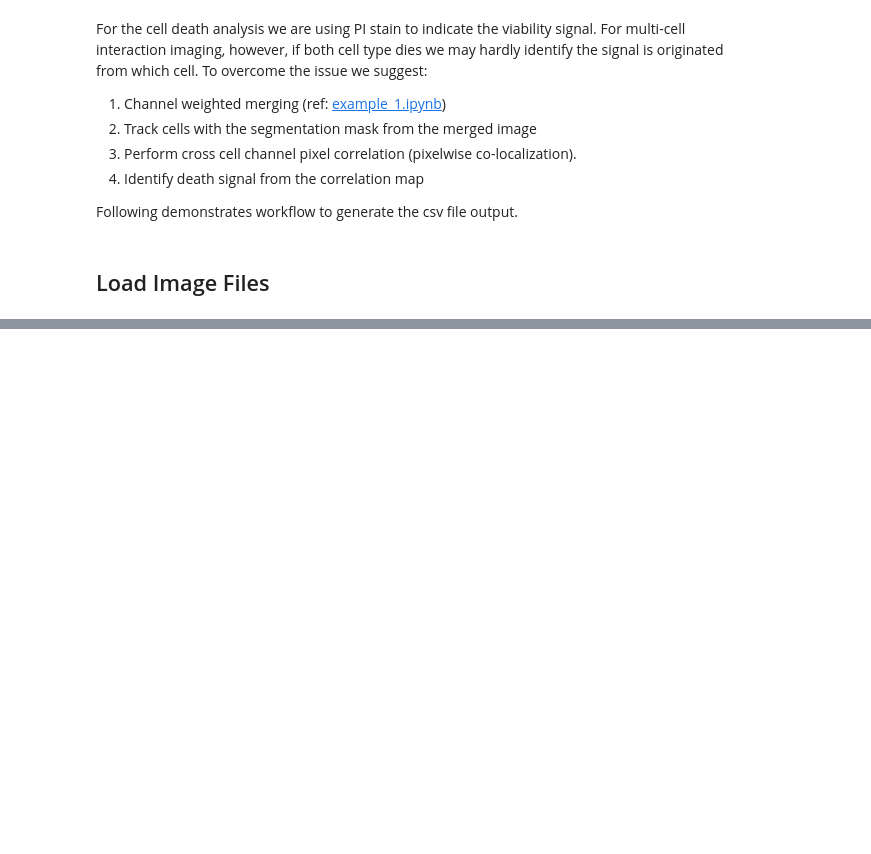
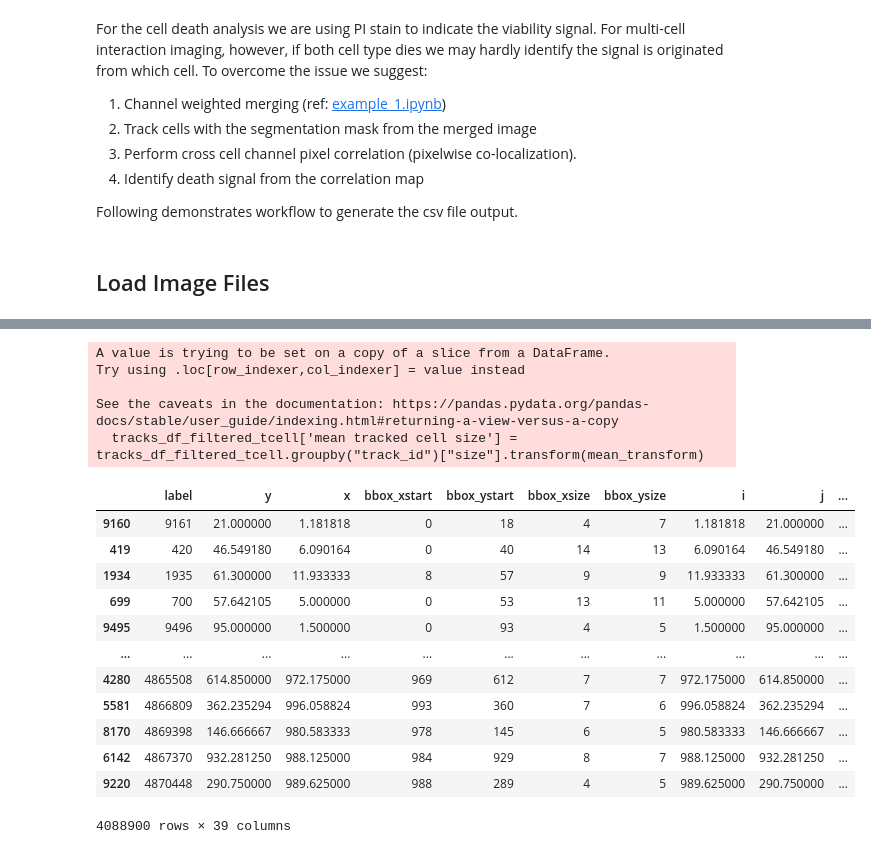
Before and after one commit to bpi-oxford/Cytotoxicity-Pipeline, a Jupyter notebook: notebooks/example_5.ipynb, the cells around one changed output, grey strips where cells are left out. Saved outputs shown, nothing was run; the diff lists cells and outputs as text; code cells hidden in the pictures; blank space fills up the shorter version.

```diff
--- a/notebooks/example_5.ipynb
+++ b/notebooks/example_5.ipynb
@@ -24,0 +72,6 @@ TCELL_LABEL_PATH_PATTERN = "/mnt/Data/UTSE/2023_10_17_Nyeso1HCT116_1G4CD8_icam_F
+# %%
+features["cancer"][["pi_mean","pi_median", "pi_std"]] = features_pi["cancer"][["mean","median", "sd"]]
+features["cancer"][["corr_mean","corr_median", "corr_std"]] = features_corr["cancer"][["mean","median", "sd"]]
+
+features["tcell"][["pi_mean","pi_median", "pi_std"]] = features_pi["tcell"][["mean","median", "sd"]]
+features["tcell"][["corr_mean","corr_median", "corr_std"]] = features_corr["tcell"][["mean","median", "sd"]]
@@ -24,0 +124,74 @@ TCELL_LABEL_PATH_PATTERN = "/mnt/Data/UTSE/2023_10_17_Nyeso1HCT116_1G4CD8_icam_F
+# %%
+from sklearn.neighbors import KDTree
+
+tcell_df = features["tcell"]
+
+# iterate over frames
+tcell_df_remapped = []
+for t in range(FRAMES):
+    tcell_t_df = tcell_df[tcell_df["frame"]==t]
+    tracks_t_df = tracks_df_tcell[tracks_df_tcell["t"]==t]
+    points_tcell = tcell_t_df[["y","x"]].values
+    points_ultrack = tracks_t_df[["x","y"]].values
+
+    # build KD-Tree for each point in ultrack df
+    kdtree_ultrack = KDTree(points_ultrack)
+
+    # query closest point for each point in t cell df
+    dist, indices = kdtree_ultrack.query(points_tcell,k=1)
+
+    dist = [d[0] for d in dist]
+    indices = [i[0] for i in indices]
+
+    remapped_track_ids = pd.DataFrame(tracks_t_df[["track_id","id"]].iloc[indices])
+    remapped_track_ids["dist_from_ultrack"] = dist
+
+    tcell_t_df.reset_index(drop=True,inplace=True)
+    remapped_track_ids.reset_index(drop=True,inplace=True)
+    tcell_t_df_remapped = pd.concat([tcell_t_df,remapped_track_ids],axis=1)
+
+    tcell_df_remapped.append(tcell_t_df_remapped)
+
+tcell_df_remapped = pd.concat(tcell_df_remapped)
+
+track_pair_counts = tcell_df_remapped.groupby(["frame","track_id"]).size().reset_index(name="count")
+filtered_rows = track_pair_counts[track_pair_counts['count'] != 1]
+
+sorted_df = tcell_df_remapped.sort_values(by=["frame","track_id","dist_from_ultrack"])
+sorted_df = sorted_df.drop_duplicates(subset=["frame","track_id"], keep="first")
+
+sorted_df["tracked frames"] = sorted_df['frame'].groupby(sorted_df['track_id']).transform('count')
+sorted_df['tracked length'] = sorted_df.groupby('track_id')['frame'].transform("max") - sorted_df.groupby('track_id')['frame'].transform("min") +1
+
+# filter out short tracks
+min_track_length = 20
+tracks_df_filtered_tcell = sorted_df[sorted_df["tracked length"] > min_track_length]
+
+# filter by tracked average cell size
+mean_transform = lambda x: x.mean()
+tracks_df_filtered_tcell['mean tracked cell size'] = tracks_df_filtered_tcell.groupby("track_id")["size"].transform(mean_transform)
+
+area_percentiles = tracks_df_filtered_tcell.sort_values("track_id")['mean tracked cell size'].quantile(0.95)
+
+# filter out the cells with average area larger than threshold
+tracks_df_filtered_tcell = tracks_df_filtered_tcell[tracks_df_filtered_tcell["mean tracked cell size"]<area_percentiles]
+tracks_df_filtered_tcell
+# %% [output]
+A value is trying to be set on a copy of a slice from a DataFrame.
+Try using .loc[row_indexer,col_indexer] = value instead
+
+See the caveats in the documentation: https://pandas.pydata.org/pandas-docs/stable/user_guide/indexing.html#returning-a-view-versus-a-copy
+  tracks_df_filtered_tcell['mean tracked cell size'] = tracks_df_filtered_tcell.groupby("track_id")["size"].transform(mean_transform)
+|  | label | y | x | bbox_xstart | bbox_ystart | bbox_xsize | bbox_ysize | i | j | ... |
+| 9160 | 9161 | 21.000000 | 1.181818 | 0 | 18 | 4 | 7 | 1.181818 | 21.000000 | ... |
+| 419 | 420 | 46.549180 | 6.090164 | 0 | 40 | 14 | 13 | 6.090164 | 46.549180 | ... |
+| 1934 | 1935 | 61.300000 | 11.933333 | 8 | 57 | 9 | 9 | 11.933333 | 61.300000 | ... |
+| 699 | 700 | 57.642105 | 5.000000 | 0 | 53 | 13 | 11 | 5.000000 | 57.642105 | ... |
+| 9495 | 9496 | 95.000000 | 1.500000 | 0 | 93 | 4 | 5 | 1.500000 | 95.000000 | ... |
+| ... | ... | ... | ... | ... | ... | ... | ... | ... | ... | ... |
+| 4280 | 4865508 | 614.850000 | 972.175000 | 969 | 612 | 7 | 7 | 972.175000 | 614.850000 | ... |
+| 5581 | 4866809 | 362.235294 | 996.058824 | 993 | 360 | 7 | 6 | 996.058824 | 362.235294 | ... |
+| 8170 | 4869398 | 146.666667 | 980.583333 | 978 | 145 | 6 | 5 | 980.583333 | 146.666667 | ... |
+| 6142 | 4867370 | 932.281250 | 988.125000 | 984 | 929 | 8 | 7 | 988.125000 | 932.281250 | ... |
+| 9220 | 4870448 | 290.750000 | 989.625000 | 988 | 289 | 4 | 5 | 989.625000 | 290.750000 | ... |
+4088900 rows × 39 columns
```
Also changed, not shown: parts of 17 cells of this notebook.
